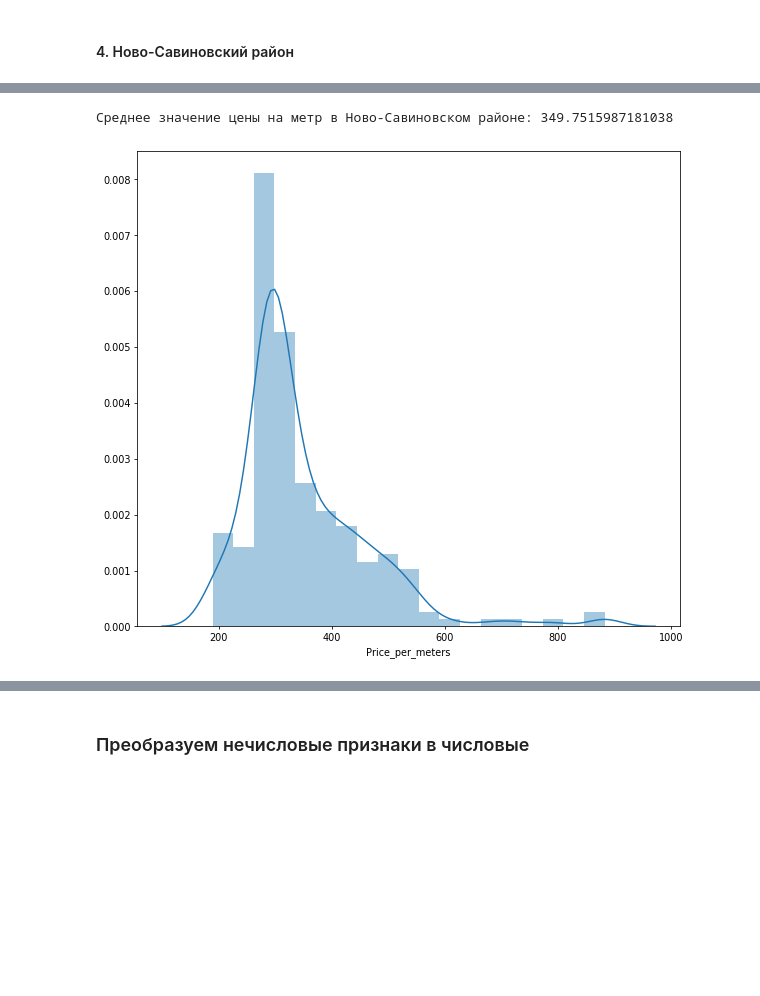
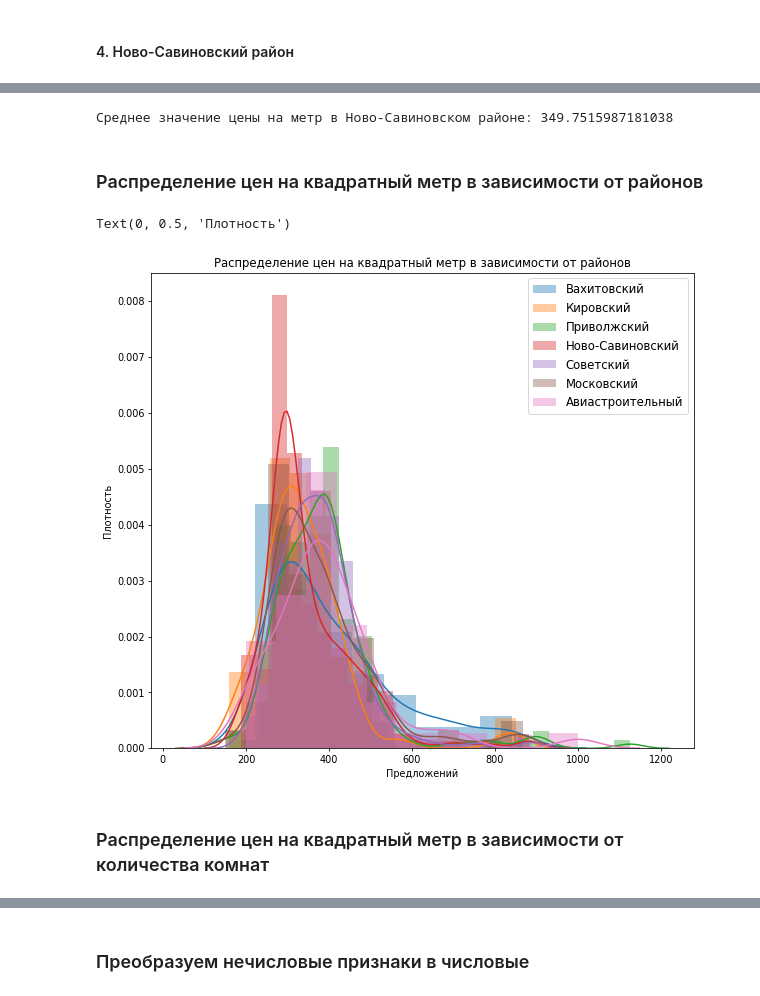
Before and after one commit to lenarsaitov/cianparser, a Jupyter notebook: mini-research.ipynb, the cells around one changed output, grey strips where cells are left out. Drawn from its saved outputs; the diff is of its cells as text; code cells hidden in the pictures; blank space fills up the shorter version.

```diff
--- a/mini-research.ipynb
+++ b/mini-research.ipynb
@@ -148,11 +129,28 @@ data_novsav.head()
 | 7 | 33 | Novo-Savinovskij | 5 | Tat'jana Kazanskaja | 10 | 1 | 454.545455 |
 | 16 | 32 | Novo-Savinovskij | 4 | ID 13111077 | 5 | 1 | 343.750000 |
 # %%
-fig=plt.figure(figsize=(10, 9), dpi= 70, facecolor='w', edgecolor='k')
-sns_plot = sns.distplot(data_novsav['Price_per_meters'])
-fig = sns_plot.get_figure()
-
 print(f"Среднее значение цены на метр в Ново-Савиновском районе: {data_novsav['Price_per_meters'].mean()}")
 # %% [output]
 Среднее значение цены на метр в Ново-Савиновском районе: 349.7515987181038
-[figure, removed]
+# %% [markdown]
+### Распределение цен на квадратный метр в зависимости от районов
+# %%
+fig=plt.figure(figsize=(10, 9), dpi= 70, facecolor='w', edgecolor='k')
+sns.distplot(data_vahitov['Price_per_meters'],  kde=True, label='Вахитовский')
+sns.distplot(data_kirov['Price_per_meters'],  kde=True, label='Кировский')
+sns.distplot(data_privol['Price_per_meters'],  kde=True, label='Приволжский')
+sns.distplot(data_novsav['Price_per_meters'],  kde=True, label='Ново-Савиновский')
+sns.distplot(df.loc[df['District'] == 'Sovetskij']['Price_per_meters'],  kde=True, label='Советский')
+sns.distplot(df.loc[df['District'] == 'Moskovskij']['Price_per_meters'],  kde=True, label='Московский')
+sns.distplot(df.loc[df['District'] == "Aviastroitel'nyj"]['Price_per_meters'],  kde=True, label='Авиастроительный')
+
+
+plt.legend(prop={'size': 12})
+plt.title('Распределение цен на квадратный метр в зависимости от районов')
+plt.xlabel('Предложений')
+plt.ylabel('Плотность')
+# %% [output]
+Text(0, 0.5, 'Плотность')
+[figure, added]
+# %% [markdown]
+### Распределение цен на квадратный метр в зависимости от количества комнат
```
Also changed, not shown: parts of 17 cells of this notebook.
